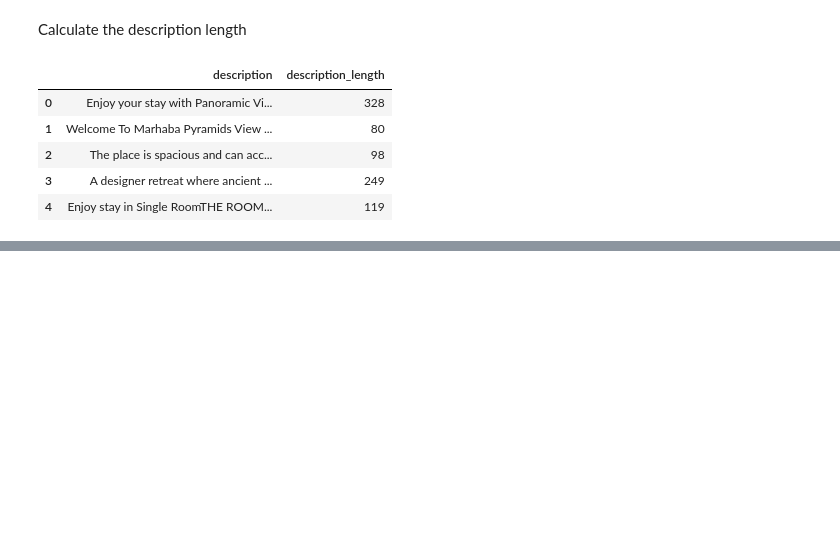
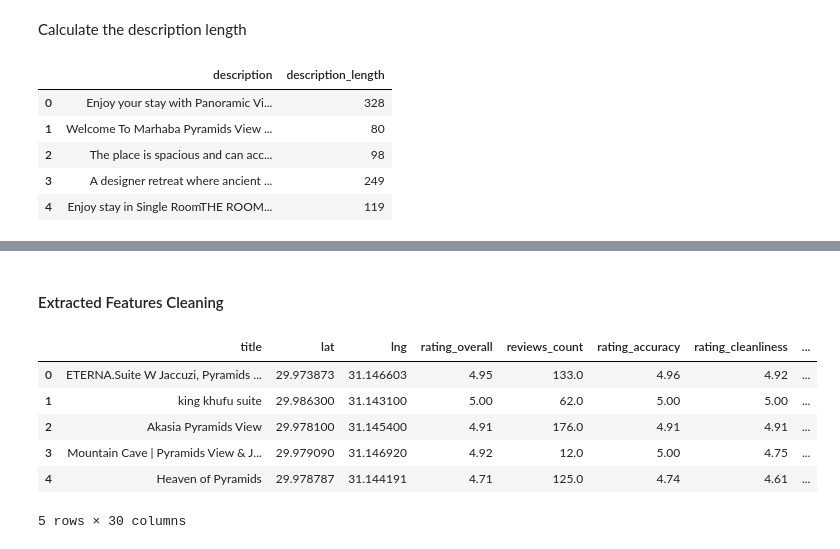
Before and after one commit to Mennaa-Ayman/Airbnb-Data-Analytics, a Jupyter notebook: nlp/Description_Features.ipynb, the cells around one changed output, grey strips where cells are left out. Drawn from its saved outputs; the diff is of its cells as text; code cells hidden in the pictures; blank space fills up the shorter version.

```diff
--- a/nlp/Description_Features.ipynb
+++ b/nlp/Description_Features.ipynb
@@ -185,0 +175,14 @@ df.to_csv('../Data/clean/airbnb_cleaned.csv',index=False, encoding="utf-8-sig")
+# %% [markdown]
+#### Extracted Features Cleaning
+# %%
+import pandas as pd
+df_final = pd.read_csv('../Data/clean/airbnb_cleaned.csv', encoding="utf-8")
+df_final.head()
+# %% [output]
+|  | title | lat | lng | rating_overall | reviews_count | rating_accuracy | rating_cleanliness | ... |
+| 0 | ETERNA.Suite W Jaccuzi, Pyramids ... | 29.973873 | 31.146603 | 4.95 | 133.0 | 4.96 | 4.92 | ... |
+| 1 | king khufu suite | 29.986300 | 31.143100 | 5.00 | 62.0 | 5.00 | 5.00 | ... |
+| 2 | Akasia Pyramids View | 29.978100 | 31.145400 | 4.91 | 176.0 | 4.91 | 4.91 | ... |
+| 3 | Mountain Cave | Pyramids View & J... | 29.979090 | 31.146920 | 4.92 | 12.0 | 5.00 | 4.75 | ... |
+| 4 | Heaven of Pyramids | 29.978787 | 31.144191 | 4.71 | 125.0 | 4.74 | 4.61 | ... |
+5 rows × 30 columns
```
Also changed, not shown: parts of 21 cells of this notebook.
